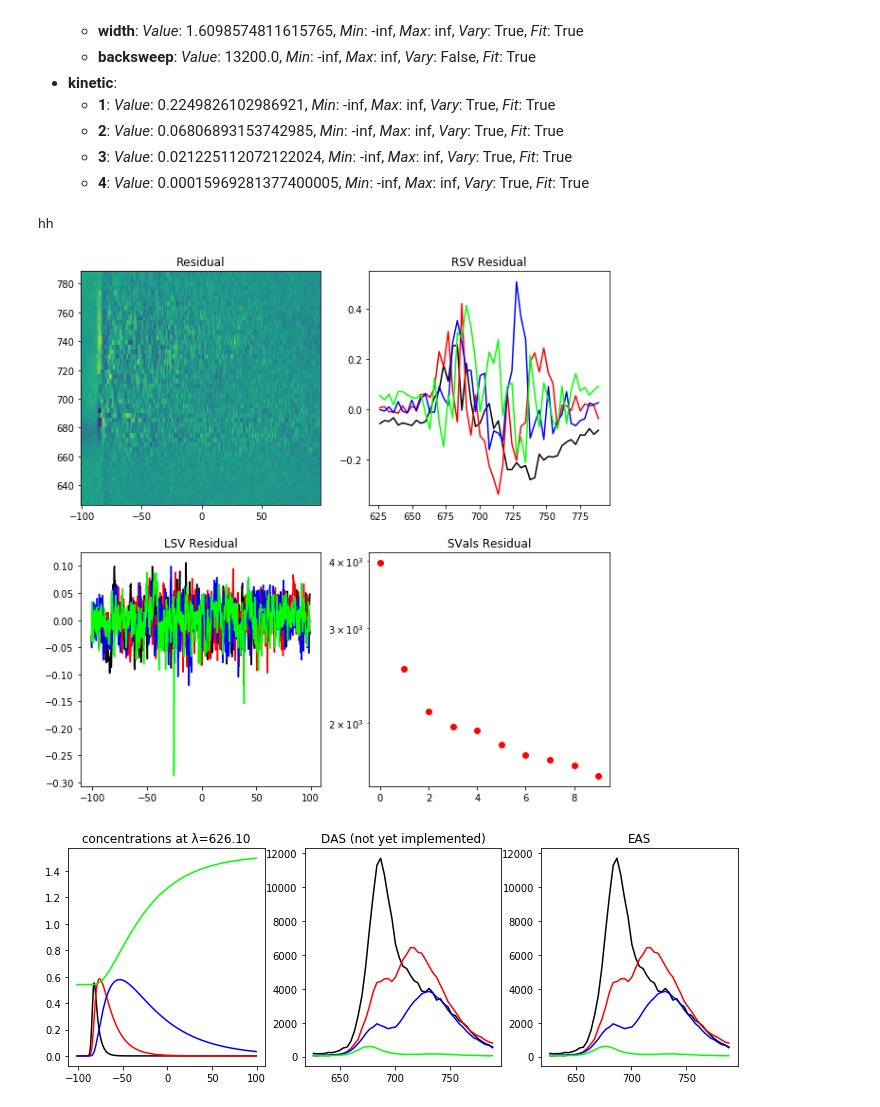
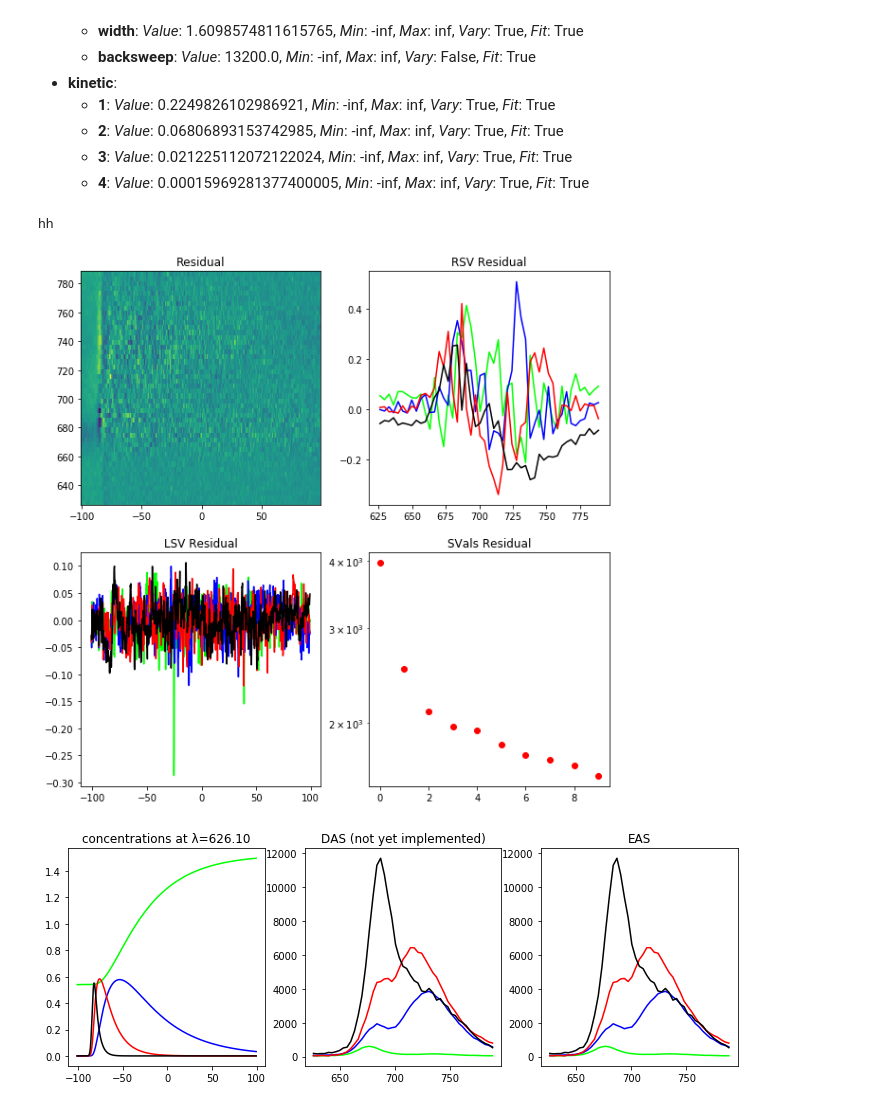
Before and after one commit to glotaran/examples, a Jupyter notebook: fluorescence/2001-Gobets_et_al-Streakdata_PSI/demo_notebook_ga_seq.ipynb, the cells around one changed output. Drawn from its saved outputs; the diff is of its cells as text; code cells hidden in the pictures.

```diff
--- a/fluorescence/2001-Gobets_et_al-Streakdata_PSI/demo_notebook_ga_seq.ipynb
+++ b/fluorescence/2001-Gobets_et_al-Streakdata_PSI/demo_notebook_ga_seq.ipynb
@@ -28,6 +28,7 @@ spectral_axis = dataset.get_spectral_axis()
 # Plot the Data
 
 plt.figure(figsize=(20, 20))
+plt.rc('axes', prop_cycle=get_glotaran_default_colors_cycler())
 
 # Plot some time traces
 plt.subplot(4, 4, 1)
@@ -57,7 +58,7 @@ lsvd, svals, rsvd = dataset.svd()
 plt.subplot(4, 4, 1)
 plt.title('LSV Data')
 plt.plot(time_axis, lsvd[:, :4])
-
+[plt.gca().lines[j].set_zorder(100-j) for j in range(4)];
 # Plot singular values (SV)
 plt.subplot(4, 4, 2)
 plt.title('SVals Data')
@@ -69,4 +70,5 @@ plt.yscale('log')
 plt.subplot(4, 4, 3)
 plt.title('RSV Data')
 plt.plot(spectral_axis, rsvd[:, :4])
+[plt.gca().lines[j].set_zorder(100-j) for j in range(4)];
 # %% [output]
@@ -253,34 +251,36 @@ data = fitted_dataset.get()
 plt.figure(figsize=(10, 10));
 plt.rc('axes', prop_cycle=get_glotaran_default_colors_cycler())
 # Full Residual
 plt.subplot(2, 2, 1)
 plt.title('Residual')
 plt.pcolormesh(time_axis, spectral_axis, result.final_residual());
 
 residual_svd = result.final_residual_svd()
 lsvd = residual_svd[2]
 svals = residual_svd[1]
 rsvd = residual_svd[0]
 
 # Plot left singular vectors (LSV, times, first 4)
 plt.subplot(2, 2, 3)
 plt.title('LSV Residual')
 plt.plot(time_axis, lsvd[:, range(4)]);
+[plt.gca().lines[j].set_zorder(100-j) for j in range(4)];
 
 # Plot singular values (SV)
 plt.subplot(2, 2, 4)
 plt.title('SVals Residual')
 n_svals = min(10, min(len(time_axis), len(spectral_axis)))
 plt.plot(range(n_svals), svals[:n_svals], 'ro');
 plt.yscale('log')
 
 # Plot right singular vectors (RSV, wavelengths, first 4)
 plt.subplot(2, 2, 2)
 plt.title('RSV Residual')
 plt.plot(spectral_axis, rsvd[:, range(4)]);
+[plt.gca().lines[j].set_zorder(100-j) for j in range(4)];
 # %% [output]
 hh
-[figure, old version]
+[figure, new version]
 # %%
 # Plotting the key results in the form of estimated spectra and corresponding concentrations
 plt.figure(figsize=(12, 4))
@@ -289,6 +289,7 @@ spectra = result.e_matrix('dataset1')
 spectra = np.asanyarray(spectra)  # TODO: this workaround should not be necessary
 plt.subplot(1, 3, 3)
 plt.plot(spectral_axis, spectra)
+[plt.gca().lines[j].set_zorder(100-j) for j in range(4)];
 plt.title('EAS');
 
 concentrations = result.c_matrix('dataset1')
@@ -296,6 +297,7 @@ concentrations = np.asanyarray(concentrations)
 # TODO: this np.asanyarray workaround should not be necessary
 plt.subplot(1, 3, 1)
 plt.plot(time_axis, concentrations[0,:])
+[plt.gca().lines[j].set_zorder(100-j) for j in range(4)];
 plt.title('concentrations at λ=%0.2f' % spectral_axis[0]);
 # if we had dispersion plotting it at a different λ would result in different offset
 # plt.subplot(1, 3, 3)
@@ -305,6 +307,7 @@ plt.title('concentrations at λ=%0.2f' % spectral_axis[0]);
 das = result.decay_associated_spectra("dataset1")
 plt.subplot(1, 3, 2)
 plt.plot(spectral_axis, das)
+[plt.gca().lines[j].set_zorder(100-j) for j in range(4)];
 plt.title('DAS (not yet implemented)');
 # %% [output]
-[figure, old version]
+[figure, new version]
```
Also changed, not shown: parts of 1 cell of this notebook.
